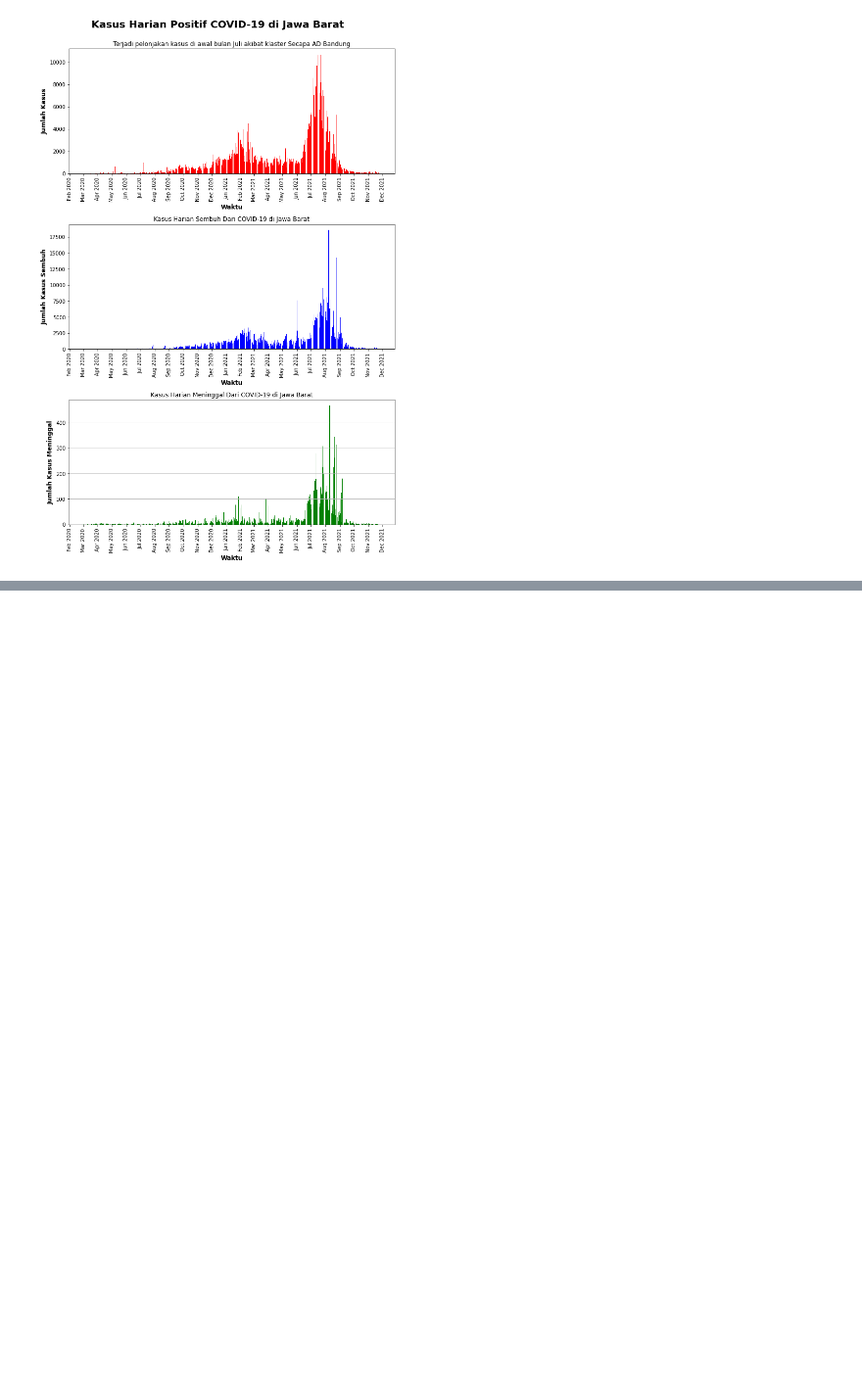
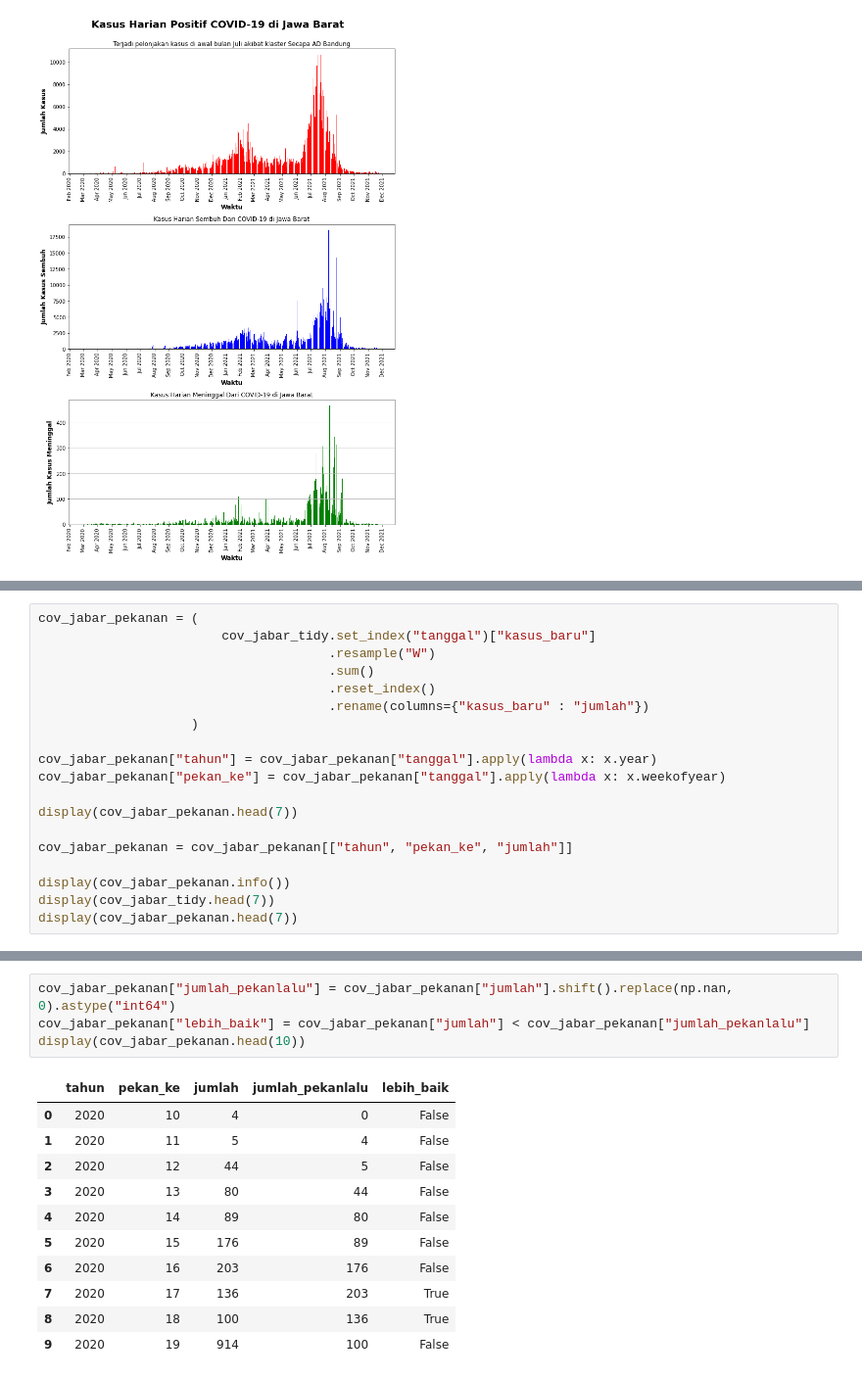
Before and after one commit to UsepSyaikalArifin/Application-File-PT-Bukit-Makmur-Mandiri-Utama-BUMA-, a Jupyter notebook: Kelas Penerapan di Industri/Eksplorasi dan Analisis Data COVID-19 Indonesia using Python/Jupyter Notebook/main.ipynb, the cells around one changed output, grey strips where cells are left out. Shown at 98% size. Drawn from its saved outputs; the diff is of its cells as text; blank space fills up the shorter version.

```diff
--- a/Kelas Penerapan di Industri/Eksplorasi dan Analisis Data COVID-19 Indonesia using Python/Jupyter Notebook/main.ipynb
+++ b/Kelas Penerapan di Industri/Eksplorasi dan Analisis Data COVID-19 Indonesia using Python/Jupyter Notebook/main.ipynb
@@ -303,0 +307,19 @@ plt.show()
+# %%
+cov_jabar_pekanan = (
+                        cov_jabar_tidy.set_index("tanggal")["kasus_baru"]
+                                      .resample("W")
+                                      .sum()
+                                      .reset_index()
+                                      .rename(columns={"kasus_baru" : "jumlah"})
+                    )
+
+cov_jabar_pekanan["tahun"] = cov_jabar_pekanan["tanggal"].apply(lambda x: x.year)
+cov_jabar_pekanan["pekan_ke"] = cov_jabar_pekanan["tanggal"].apply(lambda x: x.weekofyear)
+
+display(cov_jabar_pekanan.head(7))
+
+cov_jabar_pekanan = cov_jabar_pekanan[["tahun", "pekan_ke", "jumlah"]]
+
+display(cov_jabar_pekanan.info())
+display(cov_jabar_tidy.head(7))
+display(cov_jabar_pekanan.head(7))
@@ -303,0 +362,16 @@ plt.show()
+# %%
+cov_jabar_pekanan["jumlah_pekanlalu"] = cov_jabar_pekanan["jumlah"].shift().replace(np.nan, 0).astype("int64")
+cov_jabar_pekanan["lebih_baik"] = cov_jabar_pekanan["jumlah"] < cov_jabar_pekanan["jumlah_pekanlalu"]
+display(cov_jabar_pekanan.head(10))
+# %% [output]
+|  | tahun | pekan_ke | jumlah | jumlah_pekanlalu | lebih_baik |
+| 0 | 2020 | 10 | 4 | 0 | False |
+| 1 | 2020 | 11 | 5 | 4 | False |
+| 2 | 2020 | 12 | 44 | 5 | False |
+| 3 | 2020 | 13 | 80 | 44 | False |
+| 4 | 2020 | 14 | 89 | 80 | False |
+| 5 | 2020 | 15 | 176 | 89 | False |
+| 6 | 2020 | 16 | 203 | 176 | False |
+| 7 | 2020 | 17 | 136 | 203 | True |
+| 8 | 2020 | 18 | 100 | 136 | True |
+| 9 | 2020 | 19 | 914 | 100 | False |
```
Also changed, not shown: parts of 6 cells of this notebook.
